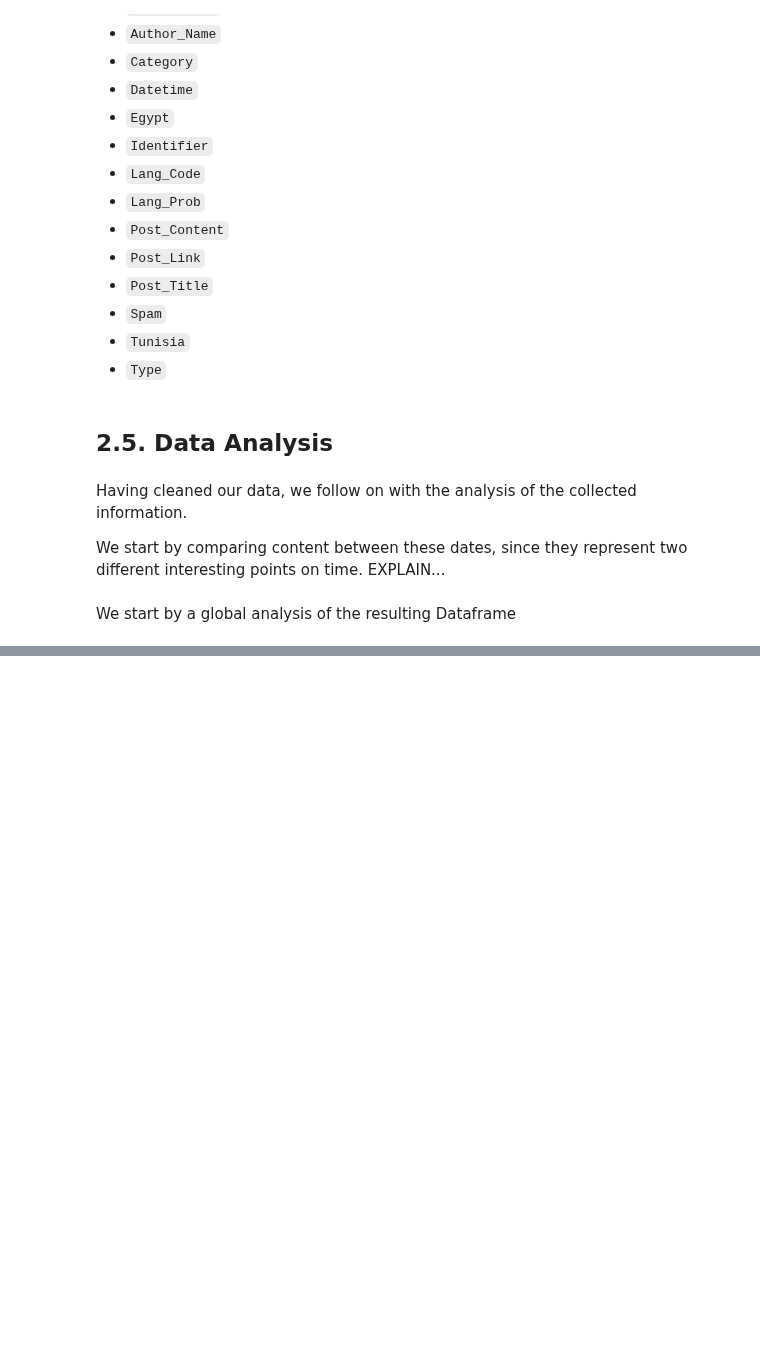
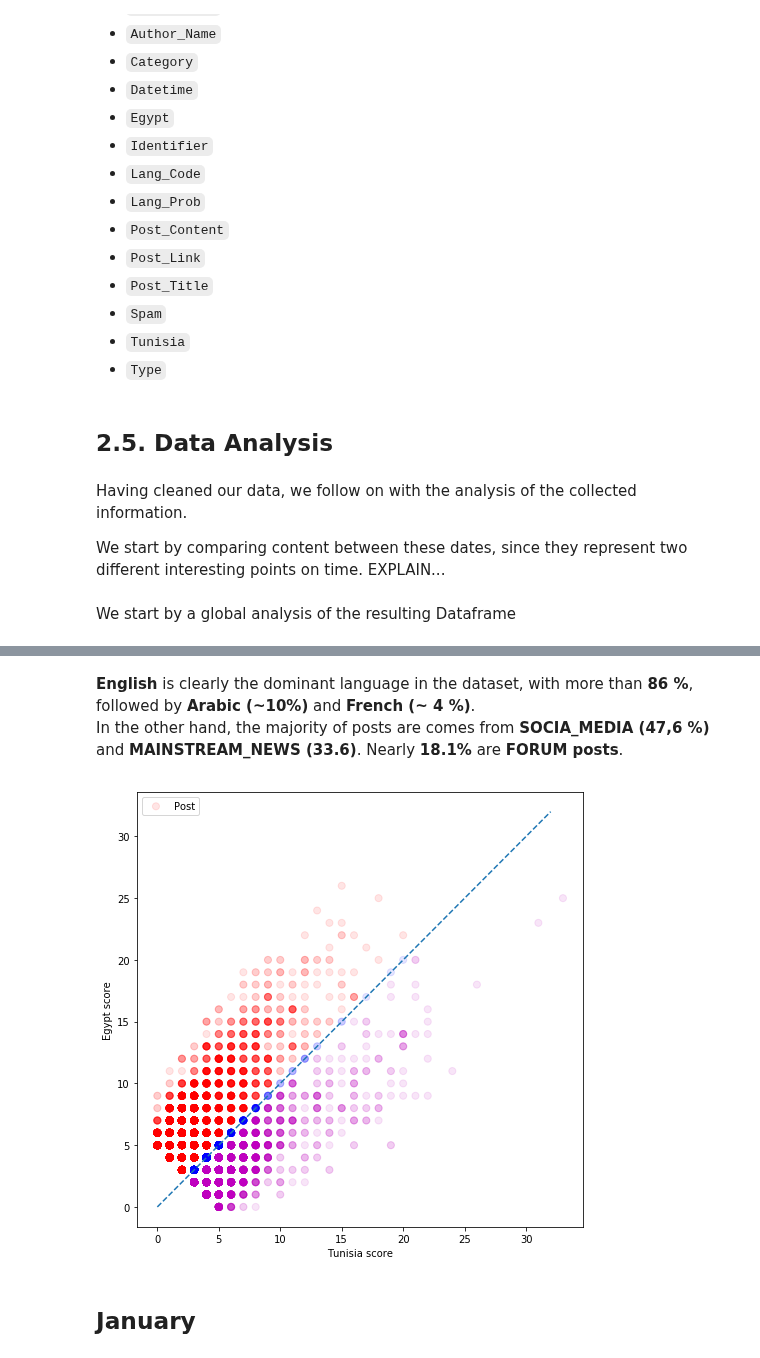
Before and after one commit to KhalilMrini/Revisiting-Arab-Spring, a Jupyter notebook: Project/Project.ipynb, the cells around one changed output, grey strips where cells are left out. Saved outputs shown, nothing was run; the diff lists cells and outputs as text; code cells hidden in the pictures; blank space fills up the shorter version.

```diff
--- a/Project/Project.ipynb
+++ b/Project/Project.ipynb
@@ -721,0 +739,26 @@ Index(['Author_Link', 'Author_Name', 'Category', 'Datetime', 'Egypt',
+# %% [markdown]
+**English** is clearly the dominant language in the dataset, with more than **86 %**, followed by **Arabic (~10%)** and **French (~ 4 %)**. <br>
+In the other hand, the majority of posts are comes from **SOCIA_MEDIA (47,6 %)** and **MAINSTREAM_NEWS (33.6)**. Nearly **18.1%** are **FORUM posts**.
+# %%
+def tn_egy_scater(df=df):
+    """
+    plots a scater plot of posts beased on Tunisia and Egypt keywords score
+    """
+    plt.figure(figsize=(8,8))
+
+    plt.scatter(df.Tunisia, df.Egypt, s=50*np.ones_like(df.Tunisia),
+                c=['m' if x>0 else 'r' if x<0 else 'b' for x in df.Tunisia-df.Egypt],
+                alpha=0.1, marker='o', label="Post")
+    plt.xlabel("Tunisia score")
+    plt.ylabel("Egypt score")
+    plt.legend()
+    x = np.arange(max(df.Tunisia))
+    plt.plot(x,'--')
+    #plt.title('Scater plot')
+    plt.show()
+
+tn_egy_scater()
+# %% [output]
+[figure, added]
+# %% [markdown]
+## January
```
Also changed, not shown: parts of 17 cells of this notebook.
